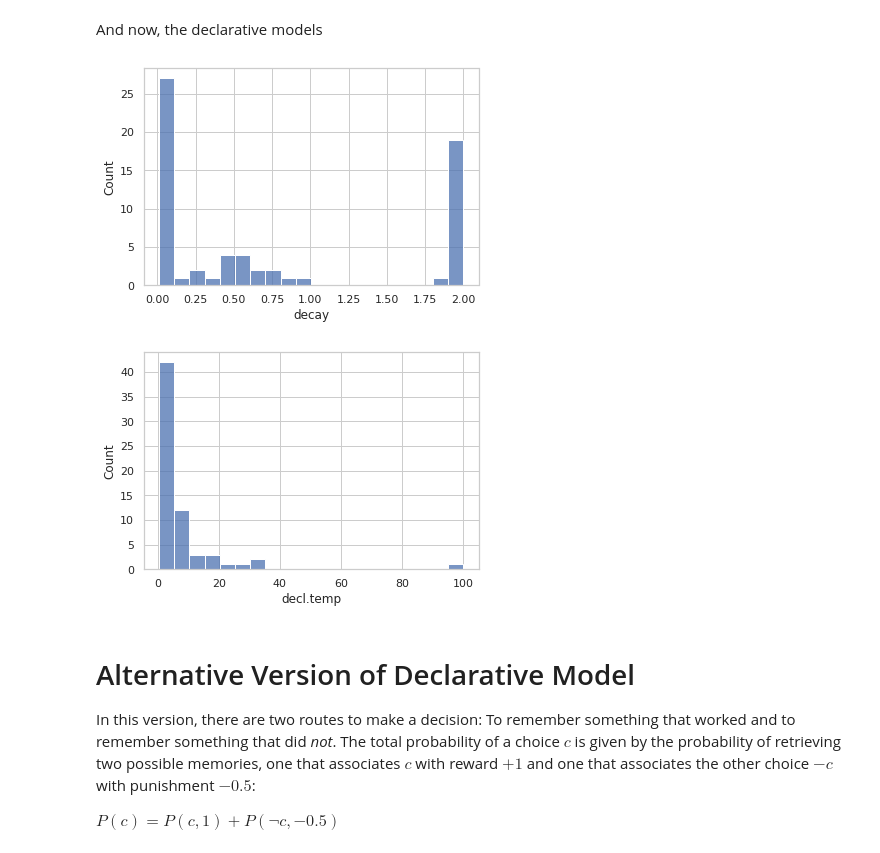
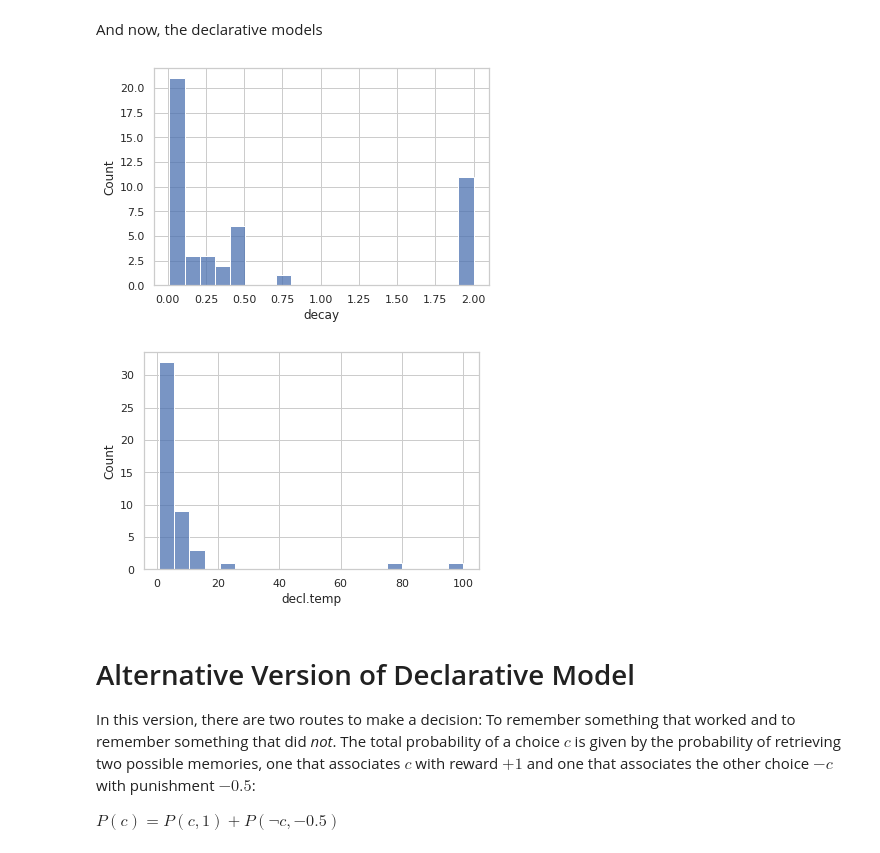
Before and after one commit to UWCCDL/ProcVsDecl, a Jupyter notebook: LLbasicPython.ipynb, the cells around one changed output. Saved outputs shown, nothing was run; the diff lists cells and outputs as text; code cells hidden in the pictures.

Commit message:
Model and Parameter Recovery Analysis

```diff
--- a/LLbasicPython.ipynb
+++ b/LLbasicPython.ipynb
@@ -88,7 +89,7 @@ def LLproc(data, alpha, temp):
         prob = boltzmann(options, values, temp)[response]
 
         # Sum up the LLs
-        LL += np.log(prob)
+        LL += np.log(max(prob, 10e-10))
 
         # Updates the Q values using Q-learning
         Q_old = Q[response]
@@ -200,7 +201,7 @@ def LLdecl(data, decay, temp):
         prob = boltzmann(options, values, temp)[response]
 
         # Sum up the LLs
-        LL += np.log(prob)
+        LL += np.log(max(prob, 10e-10))
         # If we have a positive feedback, add a trace
         if rewards[feedback] > 0:
             DM[response] += [time]
@@ -278,7 +279,7 @@ opt.minimize(vLLdecl, x0 = [0.2, 1], method = "Nelder-Mead")
 
 We can now loop over all of Cher's participants (_N_=199) and compute the best parameters and high log-liklihoods of each model for each participant.
 # %%
-DO_ALL = True
+DO_ALL = False
 dataframe = []
 
 if DO_ALL:
@@ -309,6 +310,9 @@ if DO_ALL:
 # %% [markdown]
 Here are the results
 # %%
-result.to_csv("LL_proc_decl.csv")
+if DO_ALL:
+    result.to_csv("LL_proc_decl.csv")
+else:
+    result = pd.read_csv("LL_proc_decl.csv")
 result
 # %% [output]
@@ -349,14 +353,14 @@ plt.show()
 # %% [markdown]
 And now, the declarative models
 # %%
-declarative = result2[result2['best.model'] == "Declarative"]
+declarative = result[result['best.model'] == "Declarative"]
 sns.histplot(declarative, x="decay", bins=20)
 plt.show()
 sns.histplot(declarative, x="decl.temp", bins=20)
 plt.show()
 # %% [output]
-[figure, old version]
+[figure, new version]
-[figure, old version]
+[figure, new version]
 # %% [markdown]
 # Alternative Version of Declarative Model
 
```
Also changed, not shown: parts of 30 cells of this notebook, 2 other files.
